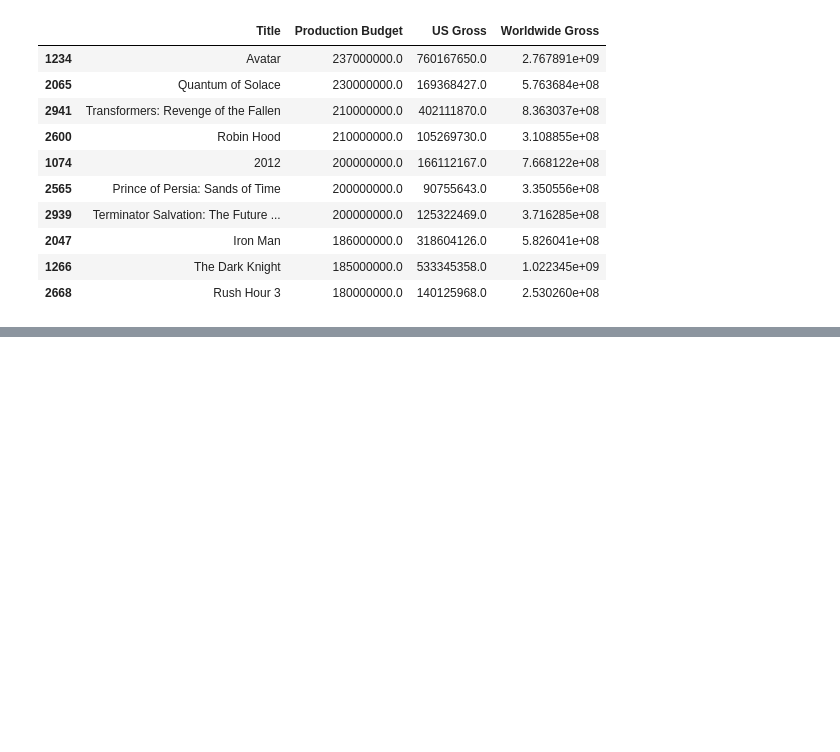
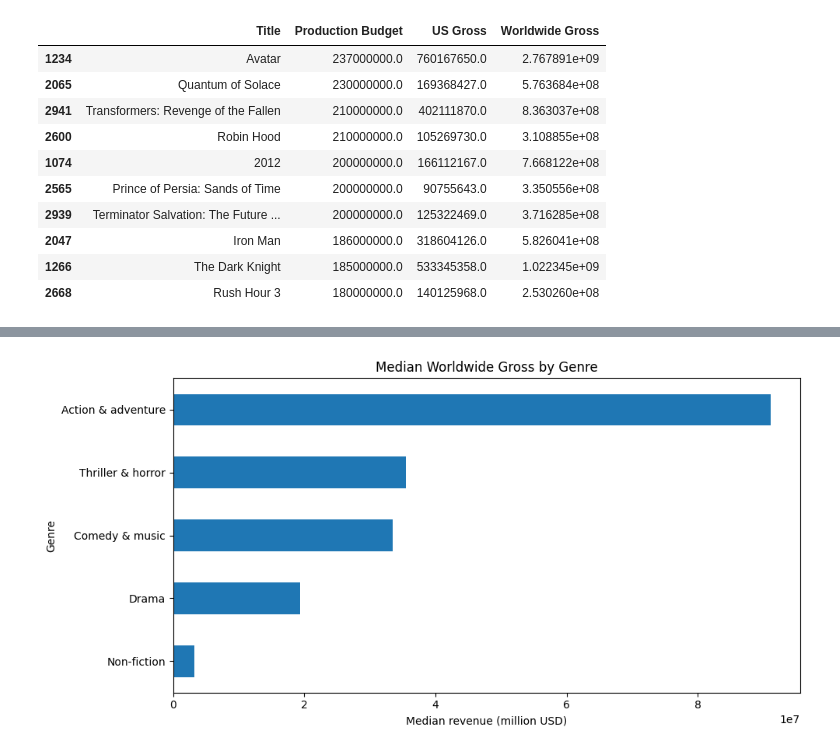
Before and after one commit to melchior-/labs, a Jupyter notebook: visualisation_labs/project/project.ipynb, the cells around one changed output, grey strips where cells are left out. Saved outputs shown, nothing was run; the diff lists cells and outputs as text; code cells hidden in the pictures; blank space fills up the shorter version.

```diff
--- a/visualisation_labs/project/project.ipynb
+++ b/visualisation_labs/project/project.ipynb
@@ -160,0 +612,2 @@ movies.loc[
+# %%
+movies = movies.merge(genre_groups, on="Major Genre", how="left")
@@ -160,0 +734,4 @@ movies.loc[
+# %%
+mask = movies["Release Date"] > "2026-11-26"
+
+movies.loc[mask, "Release Date"] = pd.NaT
@@ -160,0 +786,12 @@ movies.loc[
+# %%
+revenue_analysis = (
+    movies.groupby("Genre group")
+    .agg(
+        Number_of_movies=("Worldwide Gross", "count"),
+        Average_revenue=("Worldwide Gross", "mean"),
+        Median_revenue=("Worldwide Gross", "median")
+    )
+    .sort_values("Average_revenue", ascending=False)
+)
+
+print((revenue_analysis / [1, 1_000_000, 1_000_000]).round(2))
@@ -160,0 +806,13 @@ movies.loc[
+# %%
+revenue_analysis["Median_revenue"].sort_values().plot(
+    kind="barh",
+    figsize=(10,5),
+    title="Median Worldwide Gross by Genre"
+)
+
+plt.xlabel("Median revenue (million USD)")
+plt.ylabel("Genre")
+plt.tight_layout()
+plt.show()
+# %% [output]
+[figure, added]
```
Also changed, not shown: parts of 64 cells of this notebook.
